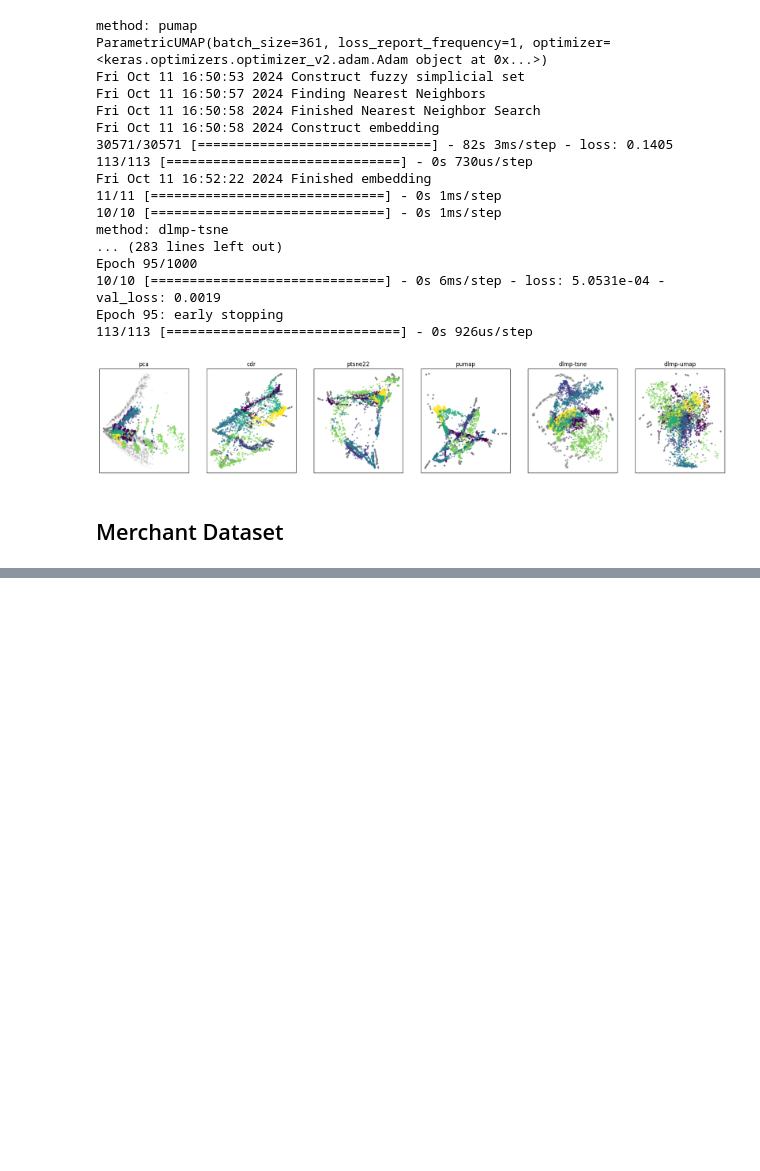
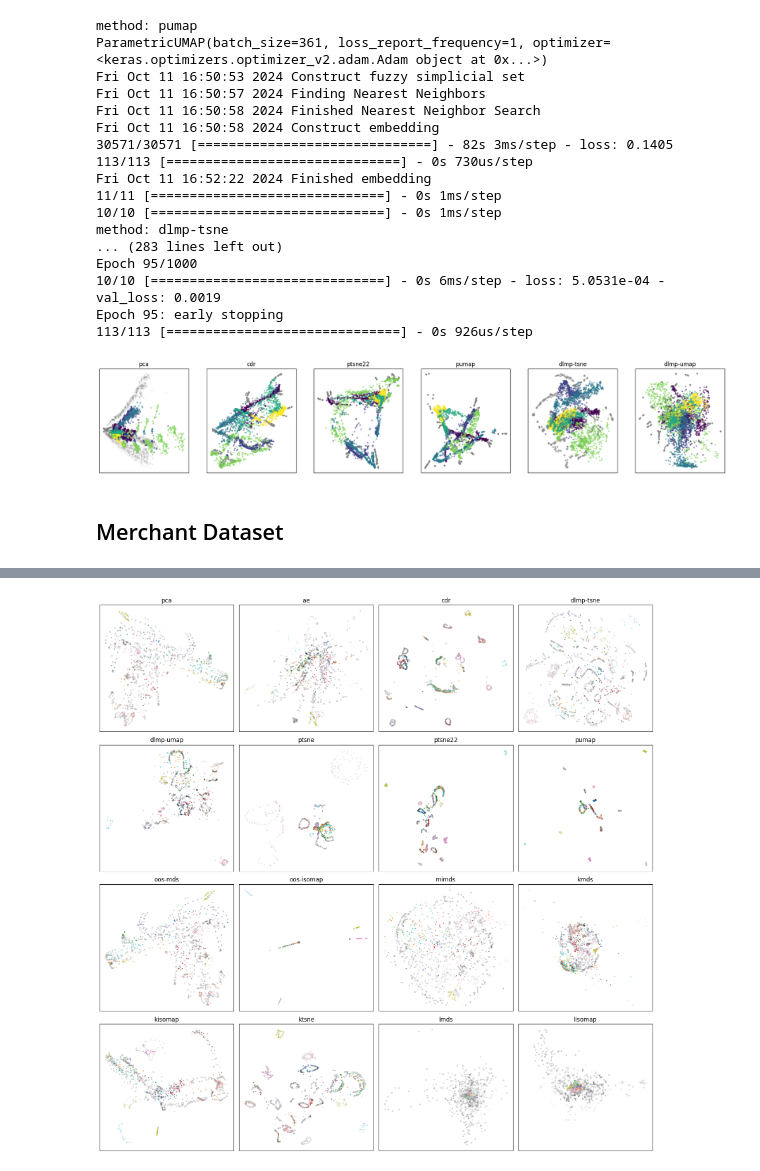
Before and after one commit to Kpure1000/OOS-DR-Benchmark, a Jupyter notebook: gen_truth.ipynb, the cells around one changed output, grey strips where cells are left out. Cells and saved outputs as stored; diff of their text form; code cells hidden in the pictures; blank space fills up the shorter version.

```diff
--- a/gen_truth.ipynb
+++ b/gen_truth.ipynb
@@ -1188,0 +1263,12 @@ for i, (ptrain, ptest) in enumerate(projects):
+# %%
+from methods.methods import *
+from tqdm import tqdm
+methods = Methods(gpu_accel=True)
+methods_name = methods.available()
+projects = []
+for m in tqdm(methods_name):
+    p = methods.get(m)
+    p.fit(X_train)
+    proj_train = p.transform(X_train)
+    proj_test = p.transform_oos(X_test)
+    projects.append((proj_train, proj_test))
@@ -1188,0 +1299,20 @@ for i, (ptrain, ptest) in enumerate(projects):
+# %%
+import matplotlib.pyplot as plt
+nrows = 4
+ncols = int(len(methods_name) / nrows)
+
+fig, ax = plt.subplots(nrows, ncols, figsize=(4 * ncols, 4 * nrows))
+for i, (ptrain, ptest) in enumerate(projects):
+    r = i // nrows
+    c = i % ncols
+    ax[r, c].scatter(ptrain[:,0],ptrain[:,1],c=y_train, cmap='gray', s=5, alpha=0.15)
+    # ax[r, c].scatter(ptrain[:,0],ptrain[:,1],c=ypose_train, s=5, alpha=0.2)
+    ax[r, c].scatter(ptest[:,0],ptest[:,1],c=y_test, cmap='tab20', s=1, alpha=0.8)
+    # ax[r, c].scatter(ptest[:,0],ptest[:,1],c=ypose_test, s=1, alpha=0.8)
+    ax[r, c].set_title(methods_name[i])
+    ax[r, c].set_xticks([])
+    ax[r, c].set_yticks([])
+fig.tight_layout()
+fig.savefig('imgs/coil20.png', dpi=400)
+# %% [output]
+[figure, added]
```
Also changed, not shown: parts of 39 cells of this notebook, 2 other files.
